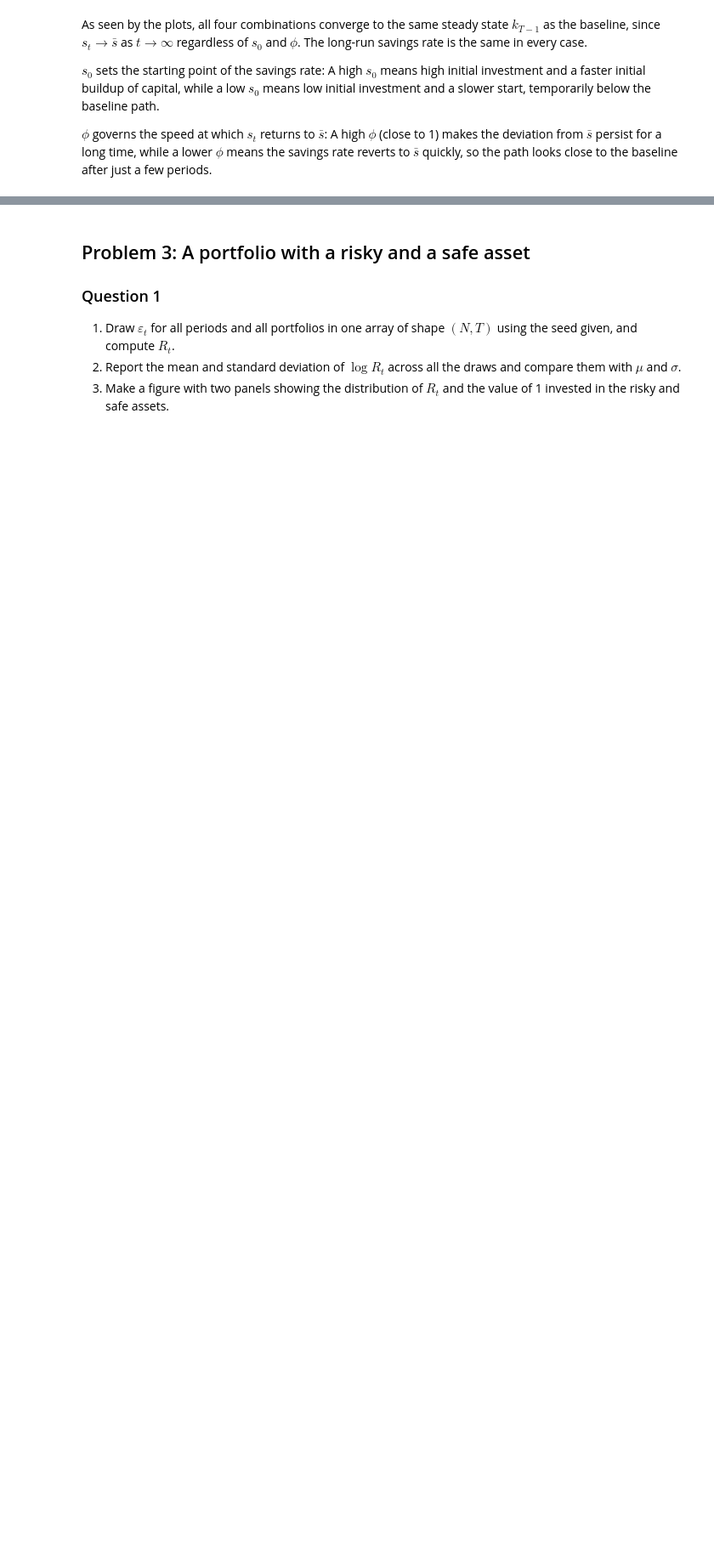
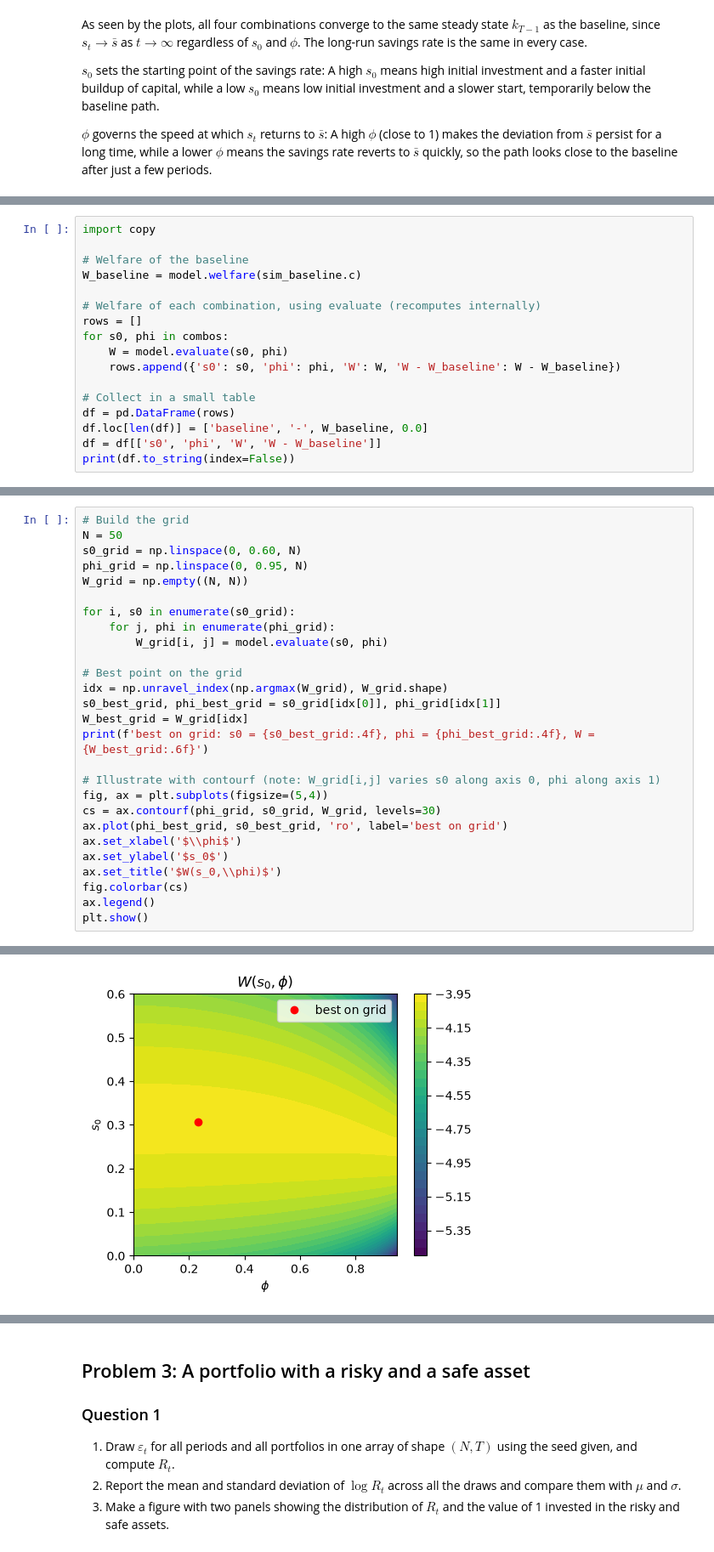
Before and after one commit to NumEconCopenhagen/projects-2025-jvb, a Jupyter notebook: 03_examproject/Examproject.ipynb, the cells around one changed output, grey strips where cells are left out. Shown at 85% size. Saved outputs shown, nothing was run; the diff lists cells and outputs as text; blank space fills up the shorter version.

```diff
--- a/03_examproject/Examproject.ipynb
+++ b/03_examproject/Examproject.ipynb
@@ -147,0 +153,17 @@ $\phi$ governs the speed at which $s_t$ returns to $\bar{s}$: A high $\phi$ (clo
+# %%
+import copy
+
+# Welfare of the baseline
+W_baseline = model.welfare(sim_baseline.c)
+
+# Welfare of each combination, using evaluate (recomputes internally)
+rows = []
+for s0, phi in combos:
+    W = model.evaluate(s0, phi)
+    rows.append({'s0': s0, 'phi': phi, 'W': W, 'W - W_baseline': W - W_baseline})
+
+# Collect in a small table
+df = pd.DataFrame(rows)
+df.loc[len(df)] = ['baseline', '-', W_baseline, 0.0]
+df = df[['s0', 'phi', 'W', 'W - W_baseline']]
+print(df.to_string(index=False))
@@ -147,0 +189,28 @@ $\phi$ governs the speed at which $s_t$ returns to $\bar{s}$: A high $\phi$ (clo
+# %%
+# Build the grid
+N = 50
+s0_grid = np.linspace(0, 0.60, N)
+phi_grid = np.linspace(0, 0.95, N)
+W_grid = np.empty((N, N))
+
+for i, s0 in enumerate(s0_grid):
+    for j, phi in enumerate(phi_grid):
+        W_grid[i, j] = model.evaluate(s0, phi)
+
+# Best point on the grid
+idx = np.unravel_index(np.argmax(W_grid), W_grid.shape)
+s0_best_grid, phi_best_grid = s0_grid[idx[0]], phi_grid[idx[1]]
+W_best_grid = W_grid[idx]
+print(f'best on grid: s0 = {s0_best_grid:.4f}, phi = {phi_best_grid:.4f}, W = {W_best_grid:.6f}')
+
+# Illustrate with contourf (note: W_grid[i,j] varies s0 along axis 0, phi along axis 1)
+fig, ax = plt.subplots(figsize=(5,4))
+cs = ax.contourf(phi_grid, s0_grid, W_grid, levels=30)
+ax.plot(phi_best_grid, s0_best_grid, 'ro', label='best on grid')
+ax.set_xlabel('$\\phi$')
+ax.set_ylabel('$s_0$')
+ax.set_title('$W(s_0,\\phi)$')
+fig.colorbar(cs)
+ax.legend()
+plt.show()
+# %% [output]
@@ -147,0 +218 @@ $\phi$ governs the speed at which $s_t$ returns to $\bar{s}$: A high $\phi$ (clo
+[figure, added]
```
Also changed, not shown: parts of 23 cells of this notebook, 1 other file.
